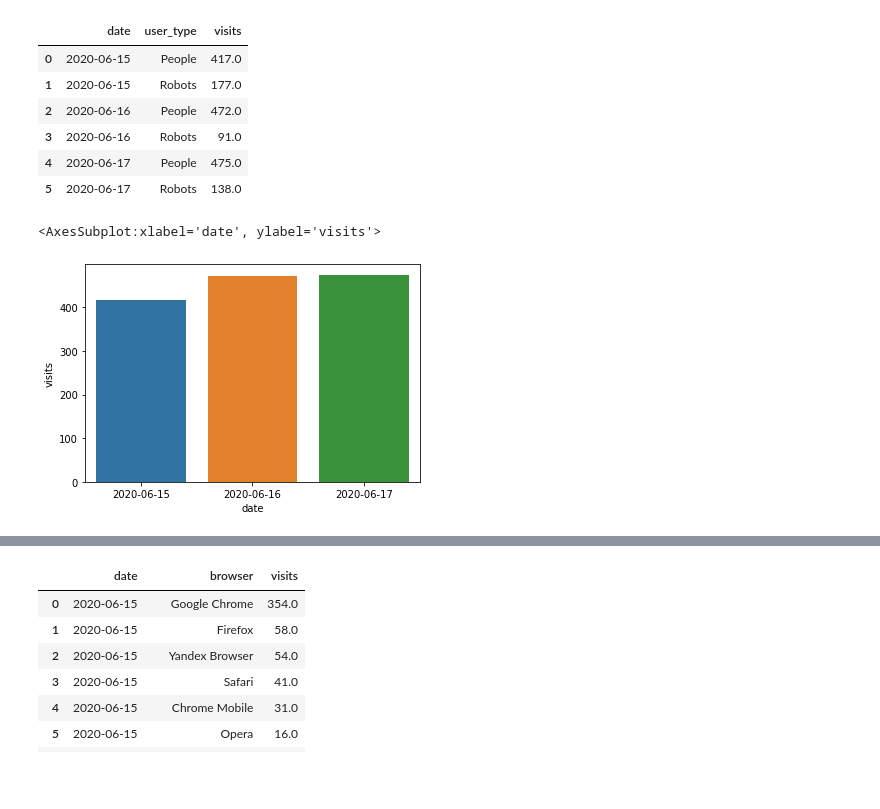
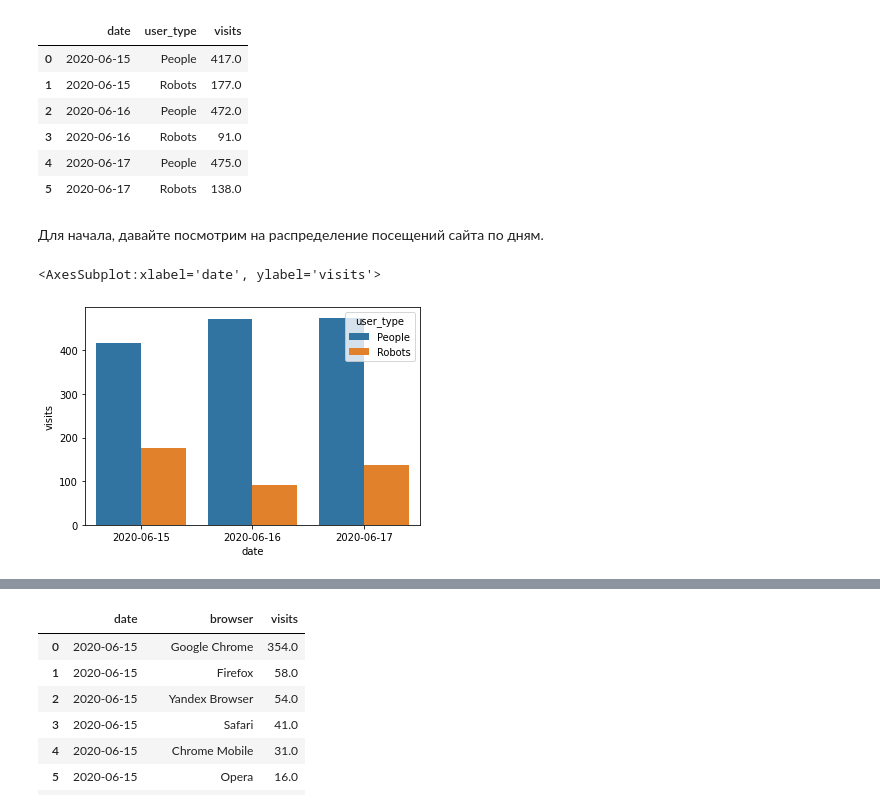
Before and after one commit to Mihail-Olegovich/Karpov_courses_lessons_and_projects, a Jupyter notebook: module_python/miniproject_7_lesson.ipynb, the cells around one changed output, grey strips where cells are left out. Saved outputs shown, nothing was run; the diff lists cells and outputs as text; code cells hidden in the pictures; blank space fills up the shorter version.

Commit message:
New lessins and projects

```diff
--- a/module_python/miniproject_7_lesson.ipynb
+++ b/module_python/miniproject_7_lesson.ipynb
@@ -29,7 +46,7 @@ visits_data
 # %%
 import seaborn as sns
 # %%
-df = pd.read_csv('C:/Users/1/JupyterProjects/Karpov_curses_lessons_and_projects/all_data/step_1_lesson_7.csv')
+df = pd.read_csv('C:/Users/1/JupyterProjects/Karpov_courses_lessons_and_projects/module_python/all_data/step_1_lesson_7.csv')
 # %%
 df
 # %% [output]
@@ -40,8 +57,10 @@ df
 | 3 | 2020-06-16 | Robots | 91.0 |
 | 4 | 2020-06-17 | People | 475.0 |
 | 5 | 2020-06-17 | Robots | 138.0 |
+# %% [markdown]
+Для начала, давайте посмотрим на распределение посещений сайта по дням.
 # %%
-sns.barplot(data=df.query('user_type == "People"'), x='date', y='visits')
+sns.barplot(data=df, x='date', y='visits', hue='user_type')
 # %% [output]
 <AxesSubplot:xlabel='date', ylabel='visits'>
-[figure, old version]
+[figure, new version]
```
Also changed, not shown: parts of 22 cells of this notebook, 49 other files.
